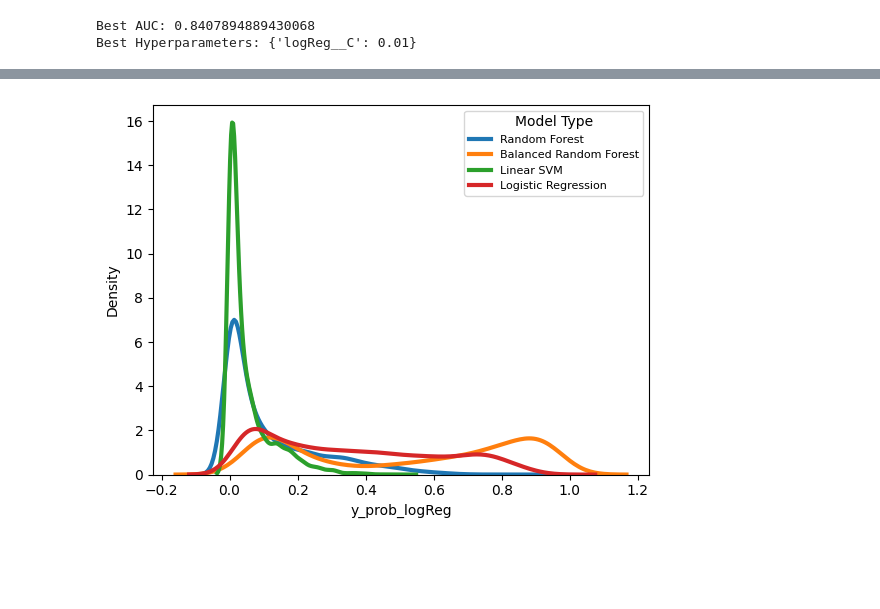
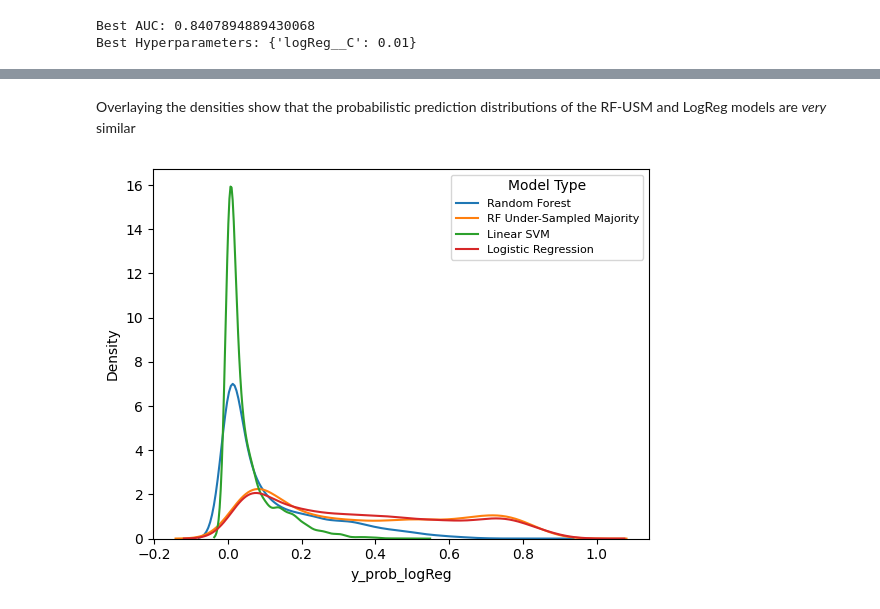
Before and after one commit to BrentonGraham/biomedical-ml-anschutz, a Jupyter notebook: 4. Classification & Model Selection/Classification&ModelSelection.ipynb, the cells around one changed output, grey strips where cells are left out. Cells and saved outputs as stored; diff of their text form; code cells hidden in the pictures; blank space fills up the shorter version.

Commit message:
Module 4 final edits and model selection

```diff
--- a/4. Classification & Model Selection/Classification&ModelSelection.ipynb
+++ b/4. Classification & Model Selection/Classification&ModelSelection.ipynb
@@ -700,10 +738,11 @@ clf_pred_DF.head(5)
 # %%
+# Create dictionary of results to easily compare model performance
 clf_pred_DICT = {
     'Random Forest': {
         'y_pred': clf_pred_DF.y_pred_RF,
         'y_score': clf_pred_DF.y_prob_RF
     },
-    'Balanced Random Forest': {
+    'RF Under-Sampled Majority': {
         'y_pred': clf_pred_DF.y_pred_RFbal,
         'y_score': clf_pred_DF.y_prob_RFbal
     },
@@ -751,0 +762,6 @@ Name: y_pred_logReg, dtype: int64
+# %%
+# Print performance metrics
+for model in ['Random Forest', 'RF Under-Sampled Majority', 'Linear SVM', 'Logistic Regression']:
+    print(model + '\n')
+    clf_perfEval(y_true=clf_pred_DF.y_true, y_pred=clf_pred_DICT[model]['y_pred'], focus='-')
+    print('\n------------------------------------------------------\n')
@@ -751,0 +794,9 @@ Name: y_pred_logReg, dtype: int64
+# %%
+# ROC curve comparison
+for model in ['Random Forest', 'RF Under-Sampled Majority', 'Linear SVM', 'Logistic Regression']:
+    clf_ROC(
+        y_true=clf_pred_DF.y_true,
+        y_score=clf_pred_DICT[model]['y_score'],
+        roc_label=model
+    )
+    plt.legend(prop={'size': 8}, title='Model')
@@ -751,0 +809,14 @@ Name: y_pred_logReg, dtype: int64
+# %%
+# Set plot space
+fig, axs = plt.subplots(2, 2, figsize=(10, 6), gridspec_kw={"hspace": 0.6, "wspace": 0.3})
+plots = []
+for ax in axs:
+    for plot in ax:
+        plots.append(plot)
+
+# Display probabilistic prediction distributions for each model
+for i, model in enumerate(['Random Forest', 'RF Under-Sampled Majority', 'Linear SVM', 'Logistic Regression']):
+    sns.distplot(clf_pred_DICT[model]['y_score'], hist=True, kde=False, bins=20, label=model, ax=plots[i])
+    plots[i].set_xlabel('Predicted Probability')
+    plots[i].set_ylabel('Count')
+    plots[i].set_title(model)
@@ -752,7 +825,9 @@ Name: y_pred_logReg, dtype: int64
+# %% [markdown]
+Overlaying the densities show that the probabilistic prediction distributions of the RF-USM and LogReg models are *very* similar
 # %%
-# Print performance metrics and ROC curve for each model type
-for model in ['Random Forest', 'Balanced Random Forest', 'Linear SVM', 'Logistic Regression']:
-    sns.distplot(clf_pred_DICT[model]['y_score'], hist=False, kde=True, kde_kws={'linewidth': 3}, label=model)
-    plt.legend(prop={'size': 8}, title = 'Model Type')
+# Display probabilistic prediction distributions for each model
+for model in ['Random Forest', 'RF Under-Sampled Majority', 'Linear SVM', 'Logistic Regression']:
+    sns.distplot(clf_pred_DICT[model]['y_score'], hist=False, kde=True, label=model)
+    plt.legend(prop={'size': 8}, title='Model Type')
 # %% [output]
-[figure, old version]
+[figure, new version]
```
Also changed, not shown: parts of 30 cells of this notebook.
